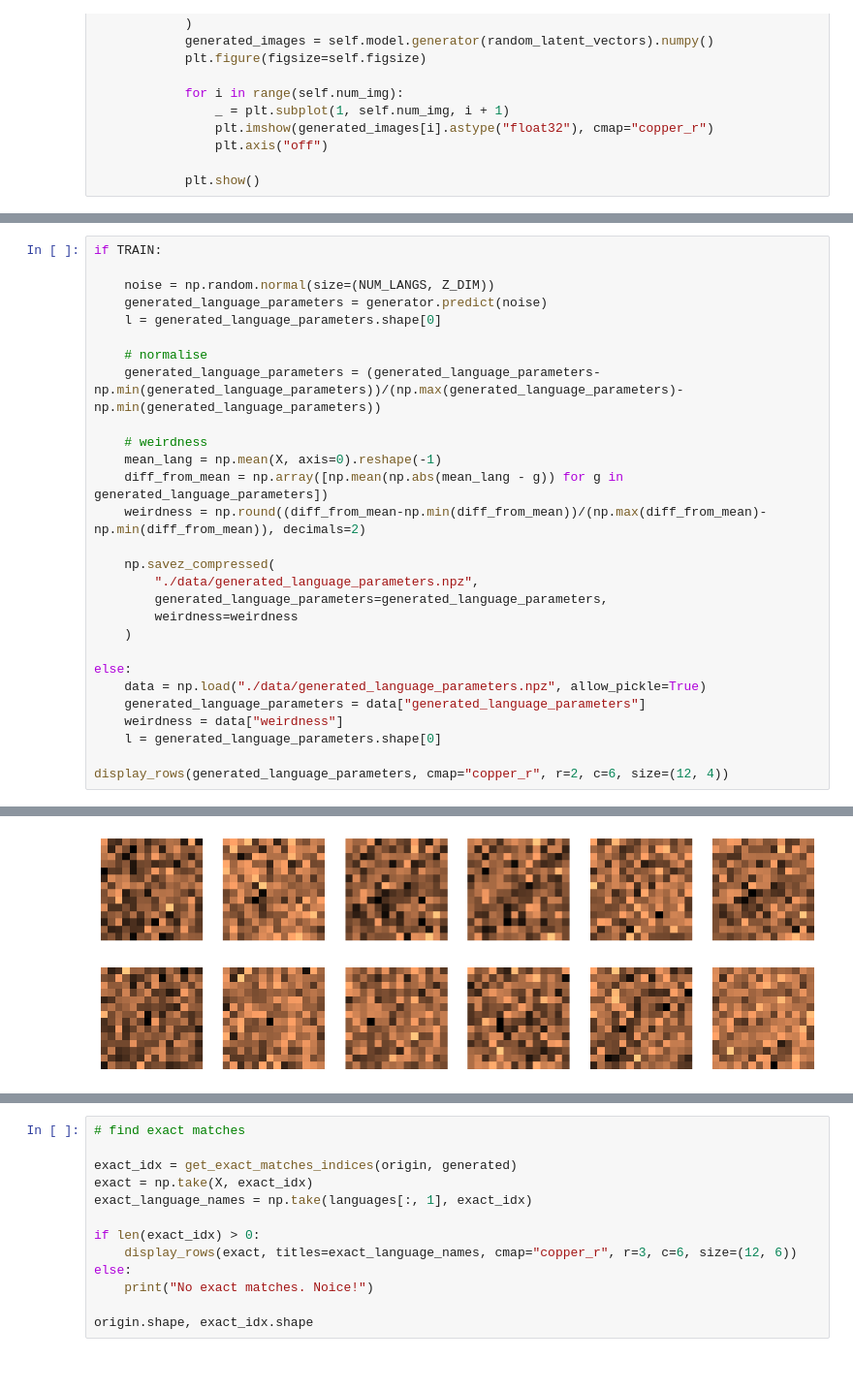
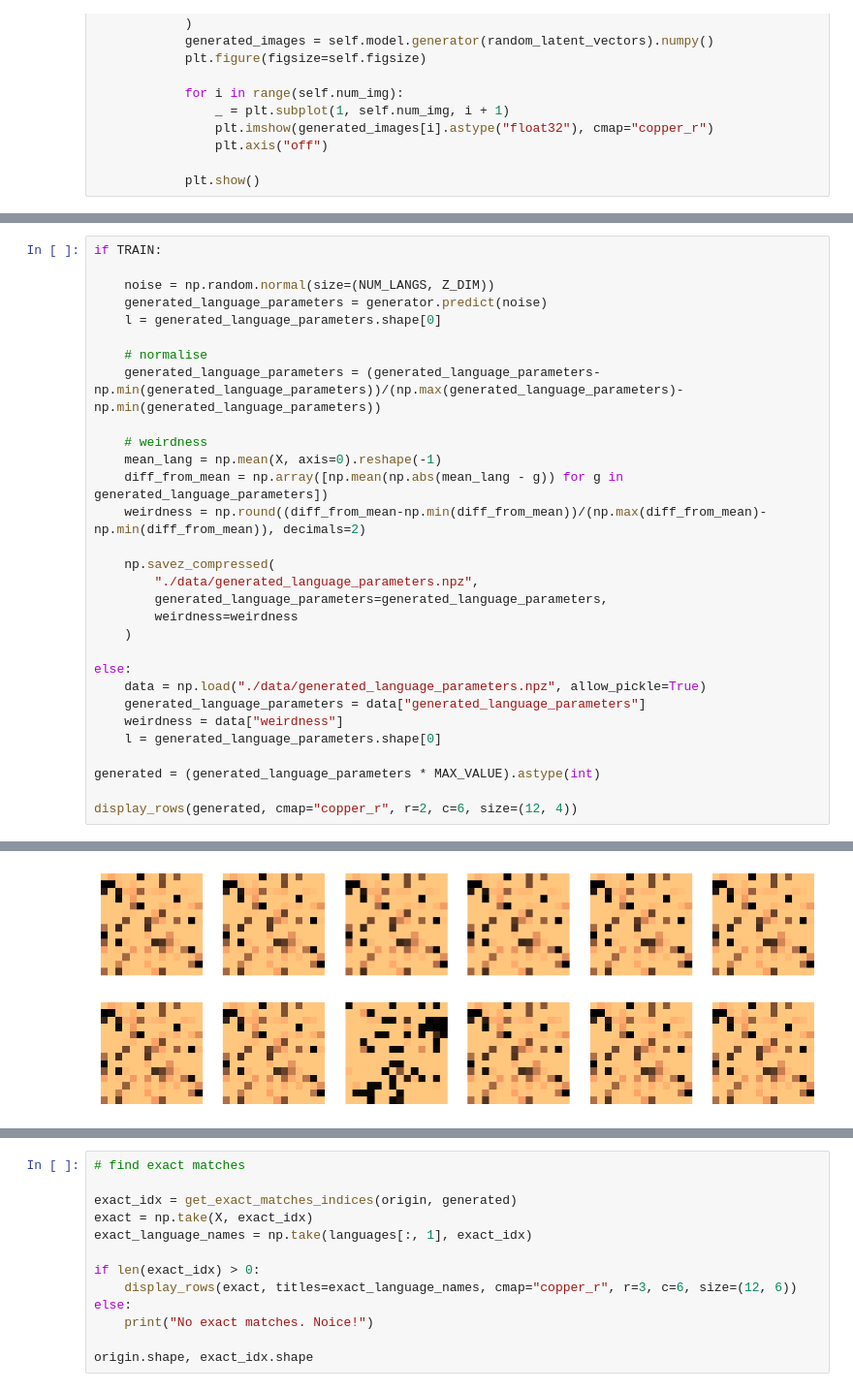
Before and after one commit to Pappa/conlanger, a Jupyter notebook: notebooks/wals_parameters_gan.ipynb, the cells around one changed output, grey strips where cells are left out. Shown at 97% size. Saved outputs shown, nothing was run; the diff lists cells and outputs as text.

Commit message:
WIP - langauge param GAN

```diff
--- a/notebooks/wals_parameters_gan.ipynb
+++ b/notebooks/wals_parameters_gan.ipynb
@@ -322,5 +358,7 @@ else:
     weirdness = data["weirdness"]
     l = generated_language_parameters.shape[0]
 
-display_rows(generated_language_parameters, cmap="copper_r", r=2, c=6, size=(12, 4))
+generated = (generated_language_parameters * MAX_VALUE).astype(int)
+
+display_rows(generated, cmap="copper_r", r=2, c=6, size=(12, 4))
 # %% [output]
@@ -328,3 +366,3 @@ display_rows(generated_language_parameters, cmap="copper_r", r=2, c=6, size=(12,
-[figure, old version]
+[figure, new version]
 # %%
 # find closest matches
```
Also changed, not shown: parts of 7 cells of this notebook, 1 other file.
